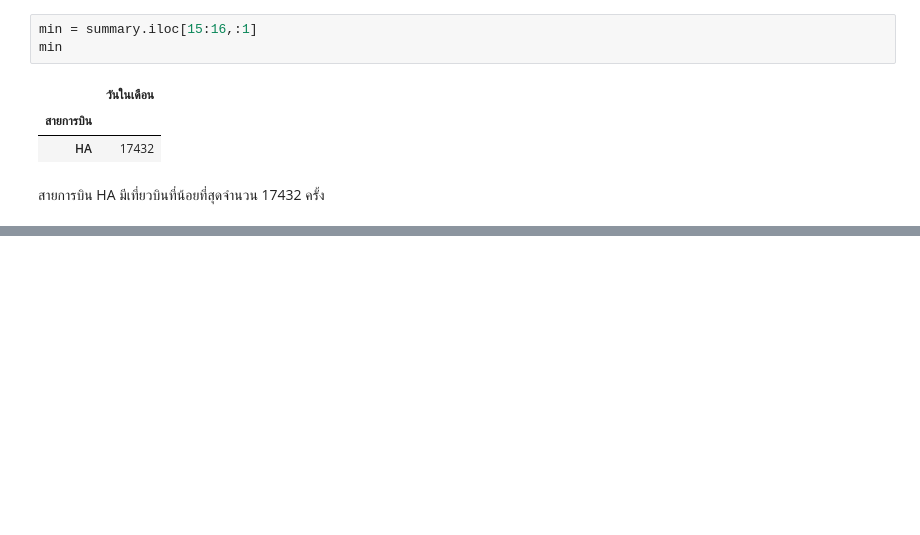
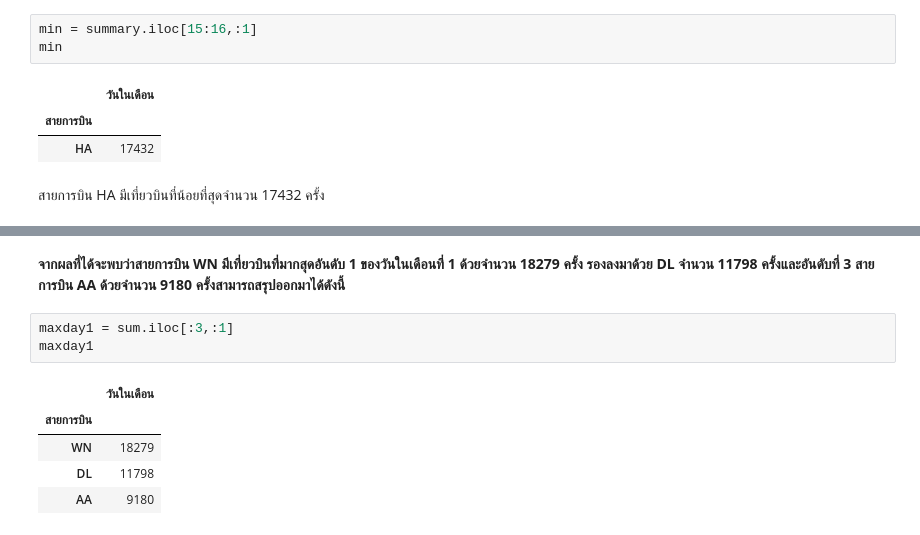
Before and after one commit to sitthatkaja/DWDM21, a Jupyter notebook: MiniExam.ipynb, the cells around one changed output, grey strips where cells are left out. Drawn from its saved outputs; the diff is of its cells as text; blank space fills up the shorter version.

```diff
--- a/MiniExam.ipynb
+++ b/MiniExam.ipynb
@@ -164,0 +237,11 @@ min
+# %% [markdown]
+**จากผลที่ได้จะพบว่าสายการบิน WN มีเที่ยวบินที่มากสุดอันดับ 1 ของวันในเดือนที่ 1 ด้วยจำนวน 18279 ครั้ง รองลงมาด้วย DL จำนวน 11798 ครั้งและอันดับที่ 3 สายการบิน AA ด้วยจำนวน 9180 ครั้งสามารถสรุปออกมาได้ดังนี้**
+# %%
+maxday1 = sum.iloc[:3,:1]
+maxday1
+# %% [output]
+|  | วันในเดือน |
+| สายการบิน |  |
+| WN | 18279 |
+| DL | 11798 |
+| AA | 9180 |
```
Also changed, not shown: parts of 9 cells of this notebook.
